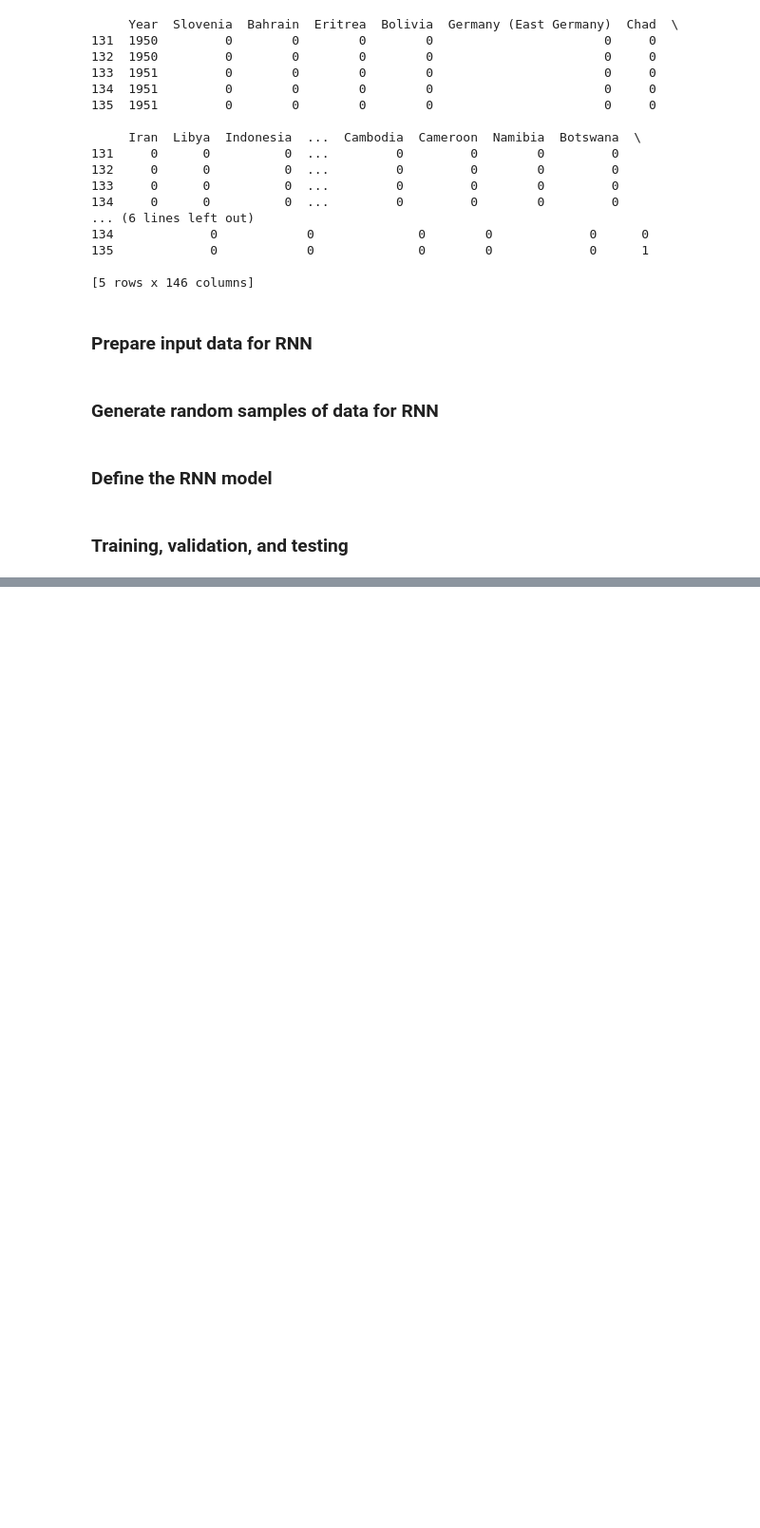
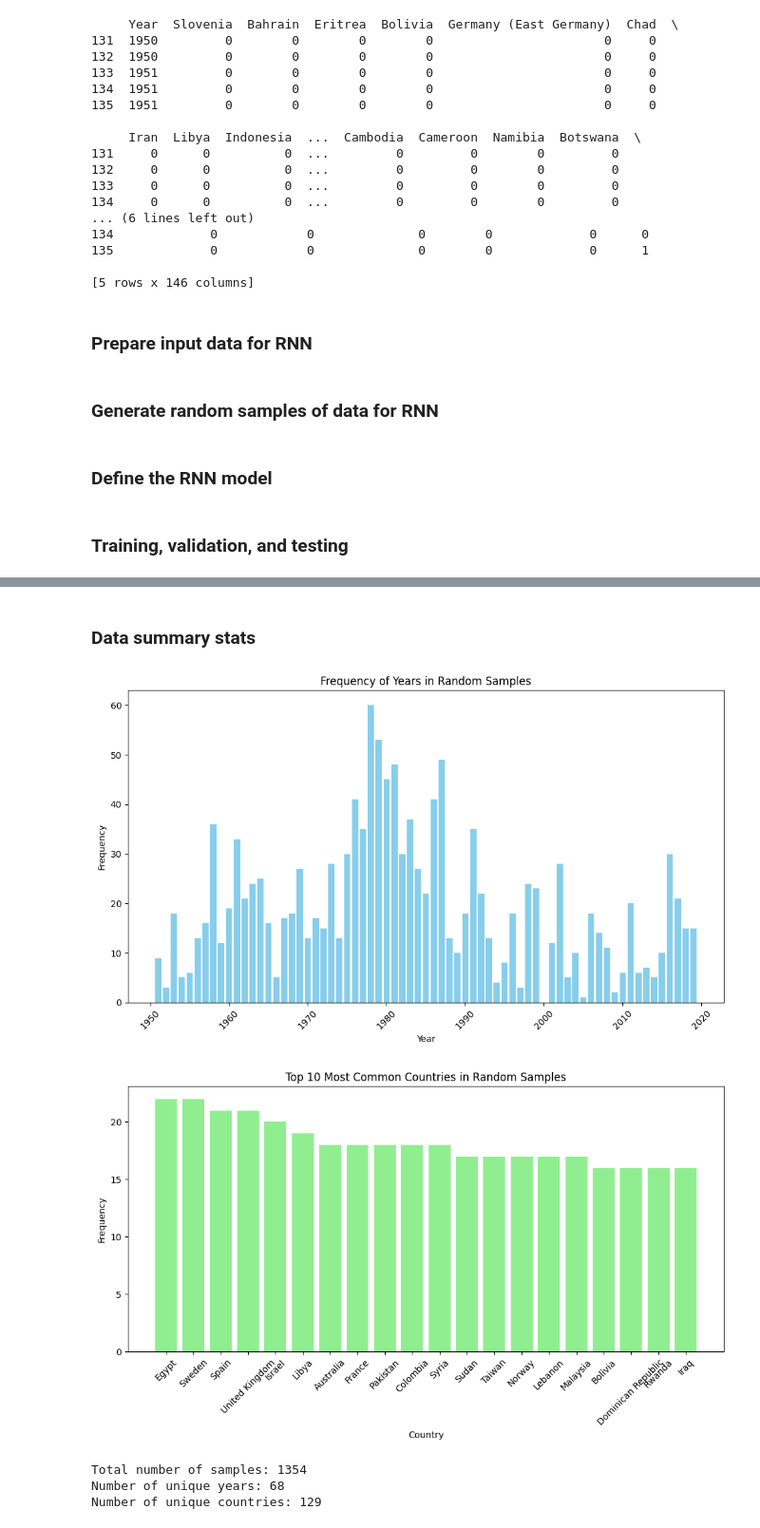
Before and after one commit to LennyHenrydoesGitHub/OSINT, a Jupyter notebook: model_2.ipynb, the cells around one changed output, grey strips where cells are left out. Shown: that part at 95% size. Saved outputs shown, nothing was run; the diff lists cells and outputs as text; code cells hidden in the pictures; blank space fills up the shorter version.

```diff
--- a/model_2.ipynb
+++ b/model_2.ipynb
@@ -255,0 +281,43 @@ Epoch [4/10], Training Loss: 0.4147, Validation Accuracy: 0.6519
+# %% [markdown]
+### Data summary stats
+# %%
+years = [sample[3] for sample in random_samples]
+countries = [sample[2] for sample in random_samples]
+
+year_counts = Counter(years)
+country_counts = Counter(countries)
+
+# Plot bar chart for years
+plt.figure(figsize=(10, 6))
+plt.bar(year_counts.keys(), year_counts.values(), color='skyblue')
+plt.xlabel('Year')
+plt.ylabel('Frequency')
+plt.title('Frequency of Years in Random Samples')
+plt.xticks(rotation=45)
+plt.tight_layout()
+plt.show()
+
+# Plot bar chart for countries
+top_countries = country_counts.most_common(20)  # Top 10 most common countries
+plt.figure(figsize=(10, 6))
+plt.bar([country[0] for country in top_countries], [country[1] for country in top_countries], color='lightgreen')
+plt.xlabel('Country')
+plt.ylabel('Frequency')
+plt.title('Top 10 Most Common Countries in Random Samples')
+plt.xticks(rotation=45)
+plt.tight_layout()
+plt.show()
+
+# Other summary statistics
+total_samples = len(random_samples)
+num_unique_years = len(year_counts)
+num_unique_countries = len(country_counts)
+print(f'Total number of samples: {total_samples}')
+print(f'Number of unique years: {num_unique_years}')
+print(f'Number of unique countries: {num_unique_countries}')
+# %% [output]
+[figure, added]
+[figure, added]
+Total number of samples: 1354
+Number of unique years: 68
+Number of unique countries: 129
```
Also changed, not shown: parts of 7 cells of this notebook.
